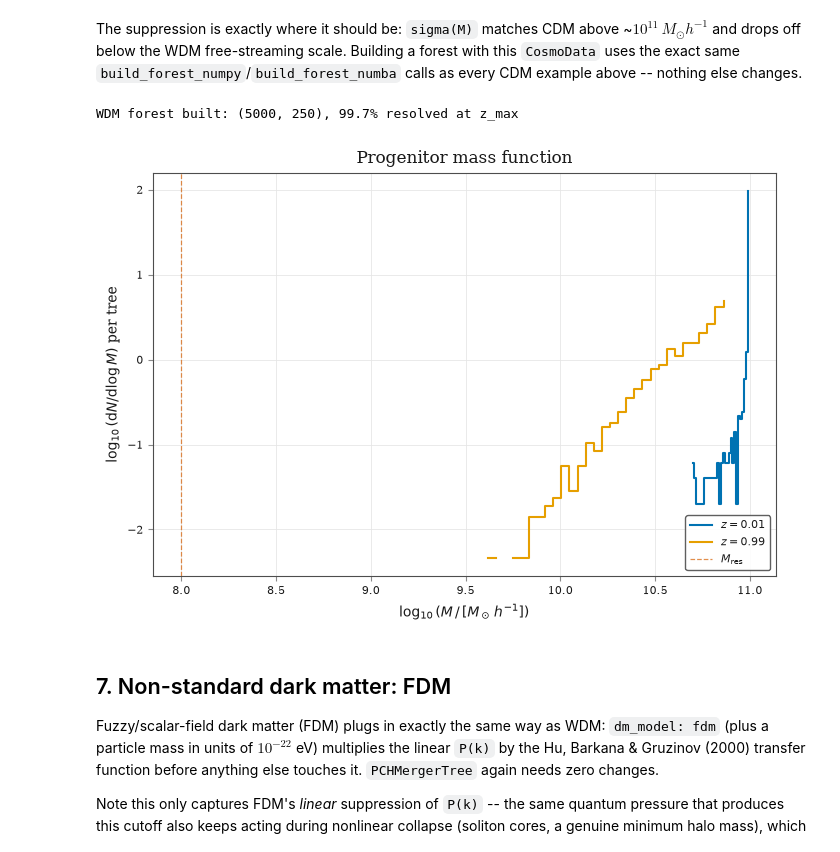
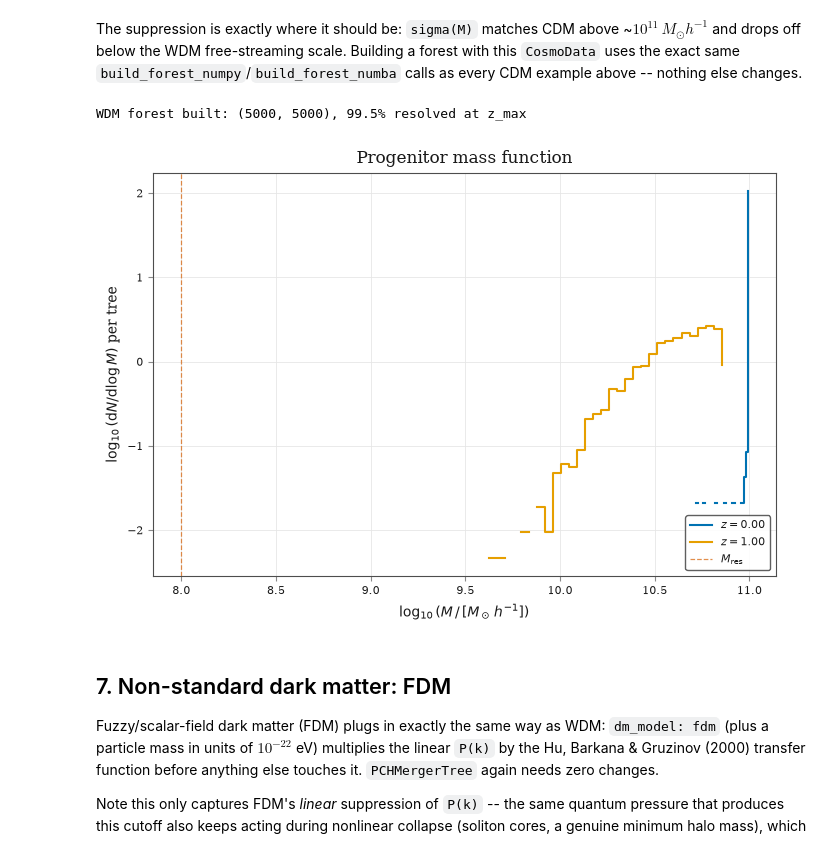
Before and after one commit to doctorcbpower/foraois, a Jupyter notebook: notebooks/foraois_demo.ipynb, the cells around one changed output. Saved outputs shown, nothing was run; the diff lists cells and outputs as text; code cells hidden in the pictures.

```diff
--- a/notebooks/foraois_demo.ipynb
+++ b/notebooks/foraois_demo.ipynb
@@ -367,29 +367,29 @@ above -- nothing else changes.
 # %%
 tree_generator_wdm = PCHMergerTree(cosmo_data_wdm, run_params_wdm)
 
 np.random.seed(0)
 mass_history_wdm, _, z_steps_wdm, _, _ = tree_generator_wdm.build_forest_numpy(
     M0_array=np.full(5_000, 1.0e11),
     z0=0.0,
     z_max=5.0,
     M_res=1.0e8,
-    dz=0.02,
+    dz=0.001,
 )
 print(
     f"WDM forest built: {mass_history_wdm.shape}, "
     f"{np.mean(mass_history_wdm[:, -1] > 0):.1%} resolved at z_max"
 )
 
 plot.plot_mass_function(
     mass_history_wdm,
     z_steps_wdm,
     z_targets=[0.0, 1.0],
     M_res=1.0e8,
     file_name=None,
 )
 # %% [output]
-WDM forest built: (5000, 250), 99.7% resolved at z_max
+WDM forest built: (5000, 5000), 99.5% resolved at z_max
-[figure, old version]
+[figure, new version]
 # %% [markdown]
 ## 7. Non-standard dark matter: FDM
 
```
Also changed, not shown: parts of 13 cells of this notebook, 3 other files.
